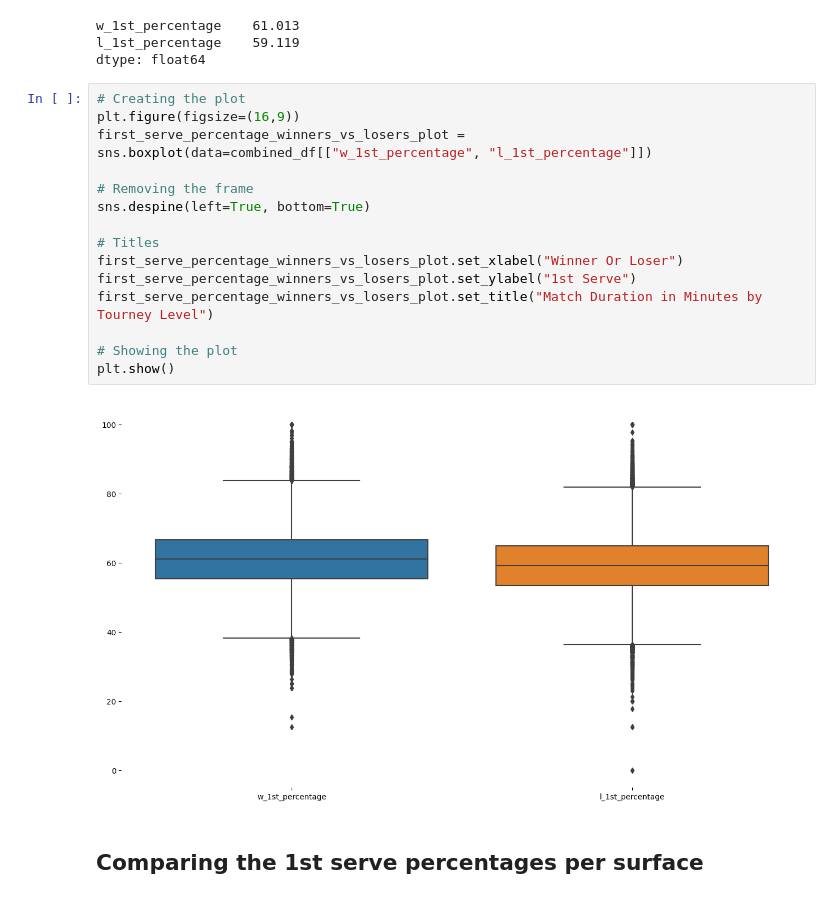
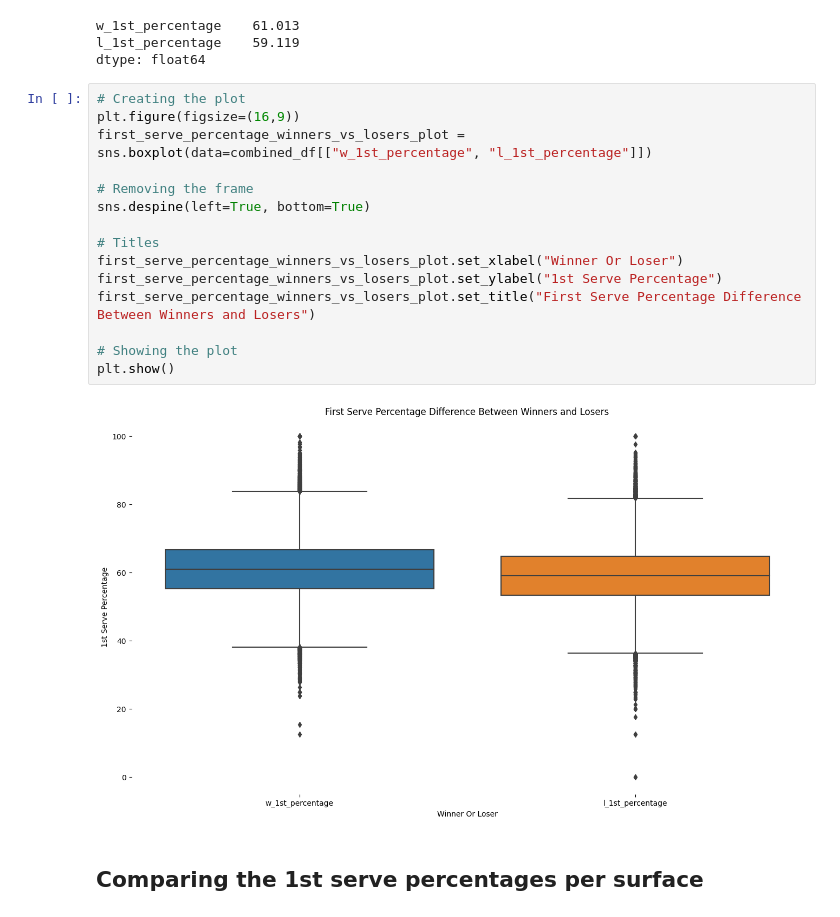
Before and after one commit to YoavWeller/Tennis_Analysis, a Jupyter notebook: tennis_analysis.ipynb, the cells around one changed output. Cells and saved outputs as stored; diff of their text form.

Commit message:
Update tennis_analysis.ipynb
Updating the 1st serve percentages per surface analysis plot

```diff
--- a/tennis_analysis.ipynb
+++ b/tennis_analysis.ipynb
@@ -831,20 +831,20 @@ dtype: float64
 # %%
 # Creating the plot
 plt.figure(figsize=(16,9))
 first_serve_percentage_winners_vs_losers_plot = sns.boxplot(data=combined_df[["w_1st_percentage", "l_1st_percentage"]])
 
 # Removing the frame
 sns.despine(left=True, bottom=True)
 
 # Titles
 first_serve_percentage_winners_vs_losers_plot.set_xlabel("Winner Or Loser")
-first_serve_percentage_winners_vs_losers_plot.set_ylabel("1st Serve")
-first_serve_percentage_winners_vs_losers_plot.set_title("Match Duration in Minutes by Tourney Level")
+first_serve_percentage_winners_vs_losers_plot.set_ylabel("1st Serve Percentage")
+first_serve_percentage_winners_vs_losers_plot.set_title("First Serve Percentage Difference Between Winners and Losers")
 
 # Showing the plot
 plt.show()
 # %% [output]
-[figure, old version]
+[figure, new version]
 # %% [markdown]
 ## Comparing the 1st serve percentages per surface
 # %%
```
Also changed, not shown: parts of 1 cell of this notebook.
